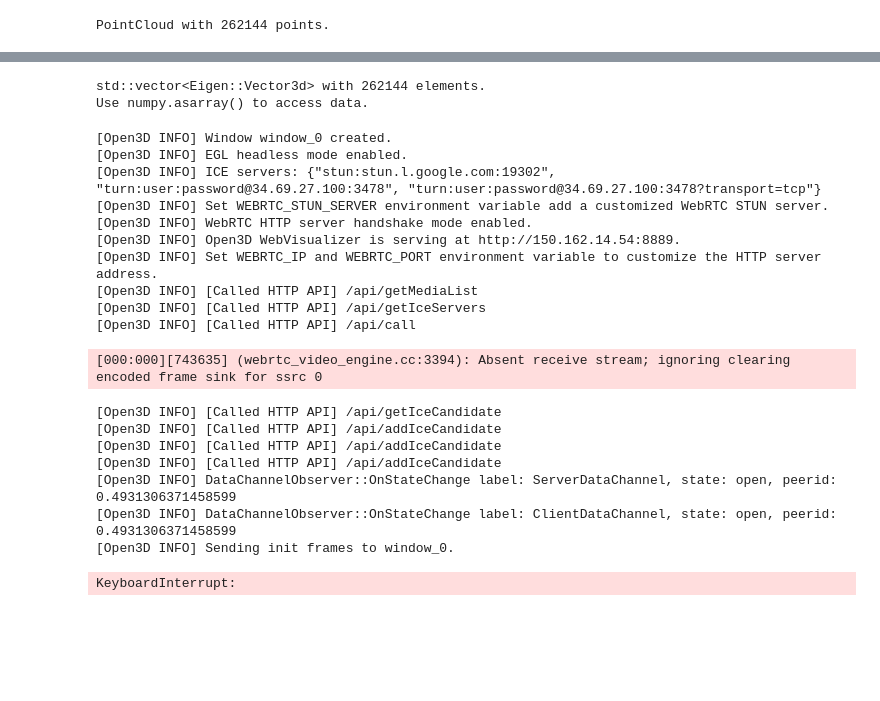
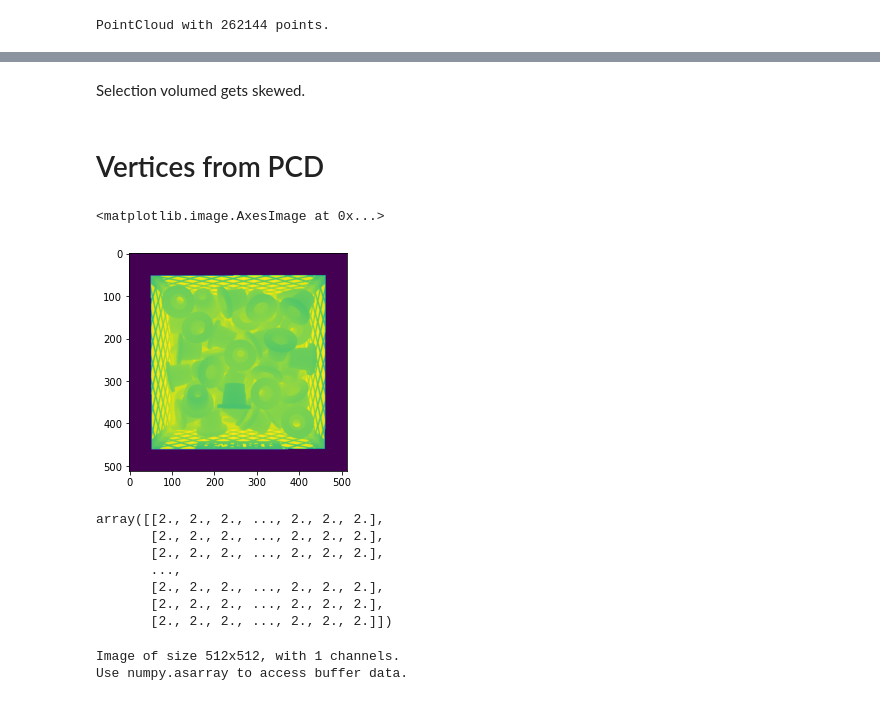
Before and after one commit to brunompacheco/part-counting, a Jupyter notebook: notebooks/01.02-bmp-crop-pointcloud.ipynb, the cells around one changed output, grey strips where cells are left out. Drawn from its saved outputs; the diff is of its cells as text; code cells hidden in the pictures; blank space fills up the shorter version.

```diff
--- a/notebooks/01.02-bmp-crop-pointcloud.ipynb
+++ b/notebooks/01.02-bmp-crop-pointcloud.ipynb
@@ -161,27 +231,34 @@ KeyboardInterrupt:
-# %%
-pcd.points
-# %% [output]
-std::vector<Eigen::Vector3d> with 262144 elements.
-Use numpy.asarray() to access data.
-# %%
-o3d.visualization.draw([pcd])
-# %% [output]
-[Open3D INFO] Window window_0 created.
-[Open3D INFO] EGL headless mode enabled.
-[Open3D INFO] ICE servers: {"stun:stun.l.google.com:19302", "turn:user:password@34.69.27.100:3478", "turn:user:password@34.69.27.100:3478?transport=tcp"}
-[Open3D INFO] Set WEBRTC_STUN_SERVER environment variable add a customized WebRTC STUN server.
-[Open3D INFO] WebRTC HTTP server handshake mode enabled.
-[Open3D INFO] Open3D WebVisualizer is serving at http://150.162.14.54:8889.
-[Open3D INFO] Set WEBRTC_IP and WEBRTC_PORT environment variable to customize the HTTP server address.
-[Open3D INFO] [Called HTTP API] /api/getMediaList
-[Open3D INFO] [Called HTTP API] /api/getIceServers
-[Open3D INFO] [Called HTTP API] /api/call
-[000:000][743635] (webrtc_video_engine.cc:3394): Absent receive stream; ignoring clearing encoded frame sink for ssrc 0
-[Open3D INFO] [Called HTTP API] /api/getIceCandidate
-[Open3D INFO] [Called HTTP API] /api/addIceCandidate
-[Open3D INFO] [Called HTTP API] /api/addIceCandidate
-[Open3D INFO] [Called HTTP API] /api/addIceCandidate
-[Open3D INFO] DataChannelObserver::OnStateChange label: ServerDataChannel, state: open, peerid: 0.4931306371458599
-[Open3D INFO] DataChannelObserver::OnStateChange label: ClientDataChannel, state: open, peerid: 0.4931306371458599
-[Open3D INFO] Sending init frames to window_0.
-KeyboardInterrupt:
+# %% [markdown]
+Selection volumed gets skewed.
+# %% [markdown]
+# Vertices from PCD
+# %%
+plt.imshow(np.array(rgbd.depth) * box)
+# %% [output]
+<matplotlib.image.AxesImage at 0x...>
+[figure, added]
+# %%
+from skimage.morphology import binary_dilation
+
+depth = np.array(rgbd.depth)
+
+border = binary_dilation(box, np.ones((20,20))) ^ box
+# border = np.array(rgbd.depth) * border_mask
+
+border_depth = np.mean(depth, where=border)
+
+box_pcd_depth = 2 * np.ones(box.shape)
+box_pcd_depth[box] = border_depth
+# %% [output]
+array([[2., 2., 2., ..., 2., 2., 2.],
+       [2., 2., 2., ..., 2., 2., 2.],
+       [2., 2., 2., ..., 2., 2., 2.],
+       ...,
+       [2., 2., 2., ..., 2., 2., 2.],
+       [2., 2., 2., ..., 2., 2., 2.],
+       [2., 2., 2., ..., 2., 2., 2.]])
+# %%
+rgbd.depth
+# %% [output]
+Image of size 512x512, with 1 channels.
+Use numpy.asarray to access buffer data.
```
Also changed, not shown: parts of 12 cells of this notebook.
